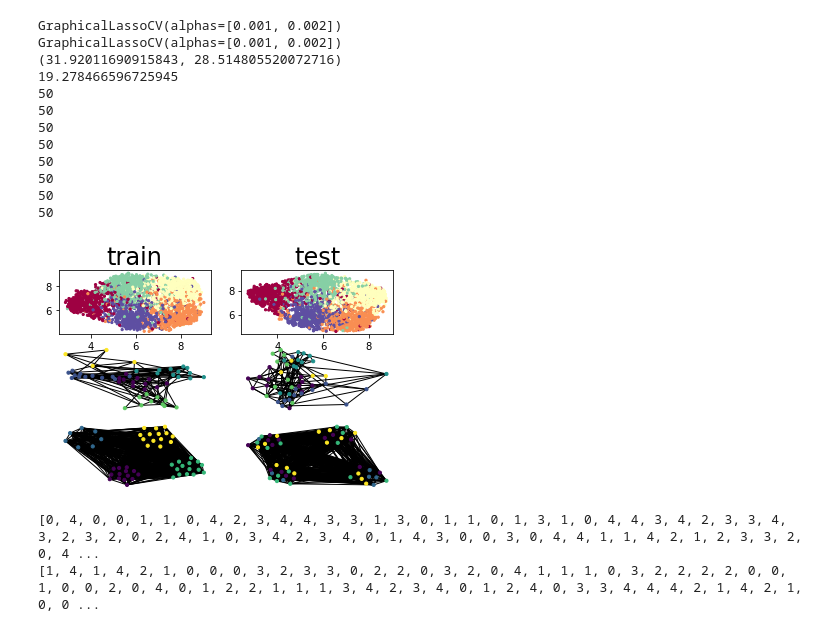
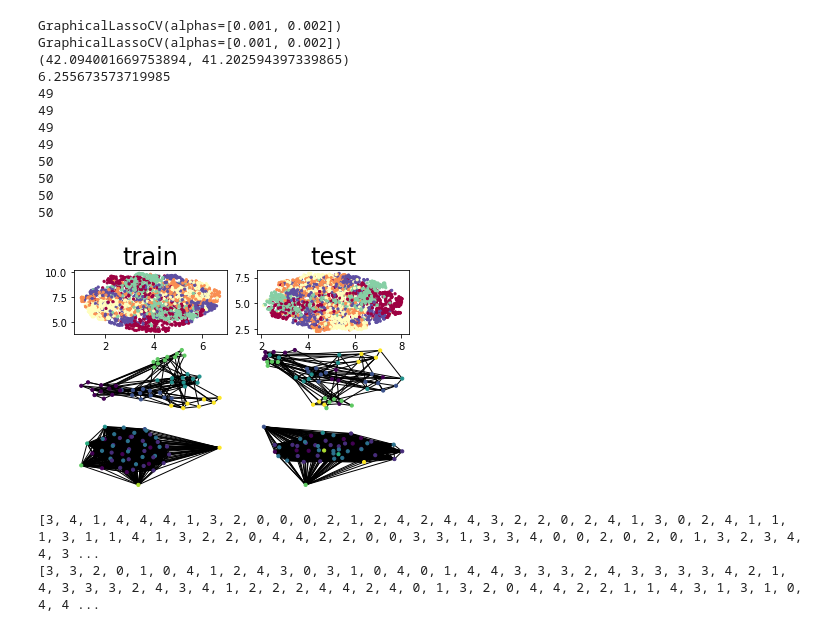
Before and after one commit to e-sollier/DL2020, a Jupyter notebook: analysis/draf_test.ipynb, the cells around one changed output. Saved outputs shown, nothing was run; the diff lists cells and outputs as text; code cells hidden in the pictures.

```diff
--- a/analysis/draf_test.ipynb
+++ b/analysis/draf_test.ipynb
@@ -31,53 +31,54 @@ dataset.create_syn(n_classes = 5,
                    n_obs_train = 500,
                    n_obs_test= 1000,
                    n_features=50,
-                   n_char_features = 10,
-                   signal =[3, 3],
+                   n_char_features = 6,
+                   signal =[2, 2],
                    diff_coef=[.4, .4],
                    noise = [.4, .4],
                    n_communities = 5,
                    probs = [0.9, 0.1],
                    n_iter=1,
-                   model ='ER')
+                   model ='ER',
+                   syn_method="oppneighbors")
 
 dataset.create_graph(alphas=[0.001, 0.002])
 
 print(dataset.score_graphs())
 
 print(dataset.comp_test())
 
 plt.subplot(321)
 plot_lowDim(dataset.X_train, dataset.y_train, title='train')
 plt.subplot(322)
 plot_lowDim(dataset.X_train, dataset.y_train, title ='test')
 plt.subplot(323)
 comm = draw_graph(dataset.A_train)
 plt.subplot(324)
 _ = draw_graph(dataset.A_test, comm)
 plt.subplot(325)
 comm = draw_graph(dataset.Ah_train)
 plt.subplot(326)
 _ = draw_graph(dataset.Ah_test, comm)
 plt.show()
 
 train_dataloader = dataset._dataloader('train',use_true_graph=True,batch_size=16)
 test_dataloader  = dataset._dataloader('test',use_true_graph=True,batch_size=16)
 # %% [output]
 GraphicalLassoCV(alphas=[0.001, 0.002])
 GraphicalLassoCV(alphas=[0.001, 0.002])
-(31.92011690915843, 28.514805520072716)
-19.278466596725945
+(42.094001669753894, 41.202594397339865)
+6.255673573719985
+49
+49
+49
+49
 50
 50
 50
 50
-50
-50
-50
-50
-[figure, old version]
+[figure, new version]
-[0, 4, 0, 0, 1, 1, 0, 4, 2, 3, 4, 4, 3, 3, 1, 3, 0, 1, 1, 0, 1, 3, 1, 0, 4, 4, 3, 4, 2, 3, 3, 4, 3, 2, 3, 2, 0, 2, 4, 1, 0, 3, 4, 2, 3, 4, 0, 1, 4, 3, 0, 0, 3, 0, 4, 4, 1, 1, 4, 2, 1, 2, 3, 3, 2, 0, 4 ...
-[1, 4, 1, 4, 2, 1, 0, 0, 0, 3, 2, 3, 3, 0, 2, 2, 0, 3, 2, 0, 4, 1, 1, 1, 0, 3, 2, 2, 2, 2, 0, 0, 1, 0, 0, 2, 0, 4, 0, 1, 2, 2, 1, 1, 1, 3, 4, 2, 3, 4, 0, 1, 2, 4, 0, 3, 3, 4, 4, 4, 2, 1, 4, 2, 1, 0, 0 ...
+[3, 4, 1, 4, 4, 4, 1, 3, 2, 0, 0, 0, 2, 1, 2, 4, 2, 4, 4, 3, 2, 2, 0, 2, 4, 1, 3, 0, 2, 4, 1, 1, 1, 3, 1, 1, 4, 1, 3, 2, 2, 0, 4, 4, 2, 2, 0, 0, 3, 3, 1, 3, 3, 4, 0, 0, 2, 0, 2, 0, 1, 3, 2, 3, 4, 4, 3 ...
+[3, 3, 2, 0, 1, 0, 4, 1, 2, 4, 3, 0, 3, 1, 0, 4, 0, 1, 4, 4, 3, 3, 3, 2, 4, 3, 3, 3, 3, 4, 2, 1, 4, 3, 3, 3, 2, 4, 3, 4, 1, 2, 2, 2, 4, 4, 2, 4, 0, 1, 3, 2, 0, 4, 4, 2, 2, 1, 1, 4, 3, 1, 3, 1, 0, 4, 4 ...
 # %%
 clf = Classifier(n_features=50,
         n_classes=5,
```
Also changed, not shown: parts of 3 cells of this notebook, 1 other file.
